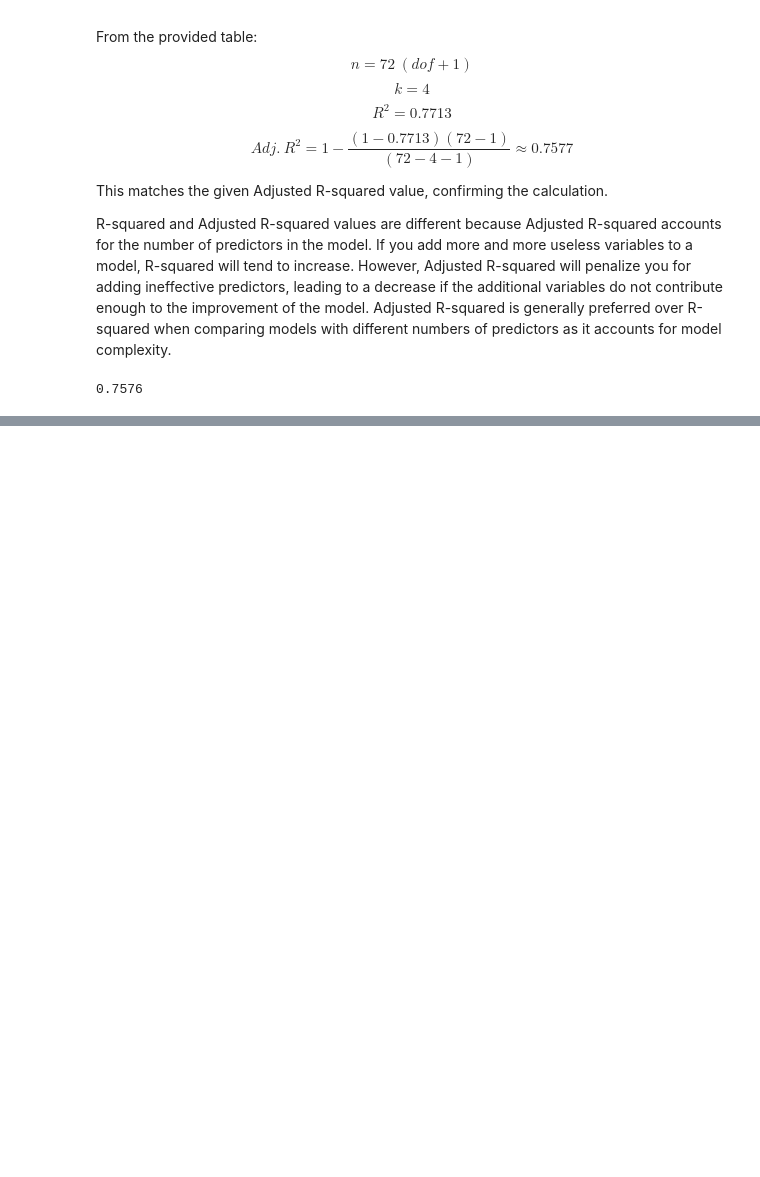
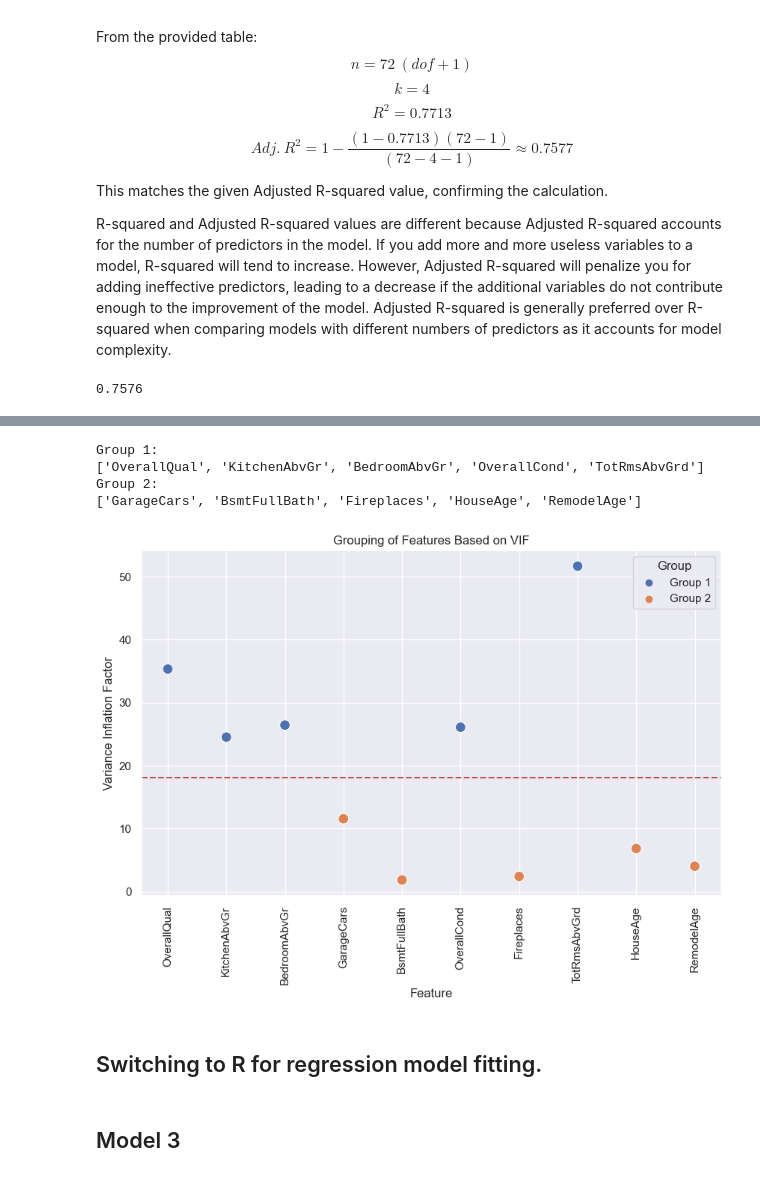
Before and after one commit to MichaelRocchio/msds_410, a Jupyter notebook: Assignment_3/rocchio_assign3.ipynb, the cells around one changed output, grey strips where cells are left out. Drawn from its saved outputs; the diff is of its cells as text; code cells hidden in the pictures; blank space fills up the shorter version.

```diff
--- a/Assignment_3/rocchio_assign3.ipynb
+++ b/Assignment_3/rocchio_assign3.ipynb
@@ -86,0 +307,6 @@ print(round(1-((1-.7713)*(72-1)/(72-4-1)),4))
+# %%
+numeric_vars = get_continuous_variables(df, ['SalePrice', 'logSalePrice', 'price_sqft'])
+print(numeric_vars)
+X = df[numeric_vars]
+y = df['SalePrice']
+best_variables10 = stepwise_selection(X, y, max_vars=10)
@@ -86,0 +331,4 @@ print(round(1-((1-.7713)*(72-1)/(72-4-1)),4))
+# %%
+print("Best 10 Variables: ")
+for i in best_variables10:
+    print(i)
@@ -86,0 +351,65 @@ print(round(1-((1-.7713)*(72-1)/(72-4-1)),4))
+# %%
+from statsmodels.stats.outliers_influence import variance_inflation_factor
+from sklearn.cluster import KMeans
+
+def calculate_vif(X):
+    vif = pd.DataFrame()
+    vif["variables"] = X.columns
+    vif["VIF"] = [variance_inflation_factor(X.values, i) for i in range(X.shape[1])]
+    return vif
+
+def group_variables(X, selected_variables):
+    # Calculate the VIF
+    vif = calculate_vif(X[selected_variables])
+    vif = vif.set_index('variables').reindex(selected_variables)
+
+    # Use KMeans to separate into 2 groups
+    kmeans = KMeans(n_clusters=2, random_state=0).fit(vif.values.reshape(-1,1))
+    labels = kmeans.labels_
+    group_1 = [var for var, label in zip(selected_variables, labels) if label == 0]
+    group_2 = [var for var, label in zip(selected_variables, labels) if label == 1]
+
+    # Ensure both groups have at least 2 variables
+    if len(group_1) < 2:
+        group_1.append(group_2.pop())
+    elif len(group_2) < 2:
+        group_2.append(group_1.pop())
+
+    return group_1, group_2, vif
+
+
+
+group_1, group_2, vif = group_variables(X, best_variables10)
+
+print('Group 1:')
+print(group_1)
+
+print('Group 2:')
+print(group_2)
+
+# Plotting
+# Create a DataFrame for easier plotting
+plot_data = pd.DataFrame({
+    'Feature': best_variables10,
+    'VIF': vif['VIF'],
+    'Group': ['Group 1' if feature in group_1 else 'Group 2' for feature in best_variables10]
+})
+
+# Create a scatter plot
+plt.figure(figsize=(10, 6))
+sns.scatterplot(data=plot_data, x='Feature', y='VIF', hue='Group', s=100)
+plt.axhline(y=vif['VIF'].median(), color='r', linestyle='--')
+
+# Improve readability
+plt.xticks(rotation=90)
+plt.title('Grouping of Features Based on VIF')
+plt.ylabel('Variance Inflation Factor')
+plt.grid(True)
+
+plt.show()
+# %% [output]
+Group 1:
+['OverallQual', 'KitchenAbvGr', 'BedroomAbvGr', 'OverallCond', 'TotRmsAbvGrd']
+Group 2:
+['GarageCars', 'BsmtFullBath', 'Fireplaces', 'HouseAge', 'RemodelAge']
+[figure, added]
@@ -86,0 +418,4 @@ print(round(1-((1-.7713)*(72-1)/(72-4-1)),4))
+# %% [markdown]
+## Switching to R for regression model fitting.
+# %% [markdown]
+## Model 3
```
Also changed, not shown: parts of 25 cells of this notebook, 7 other files.
